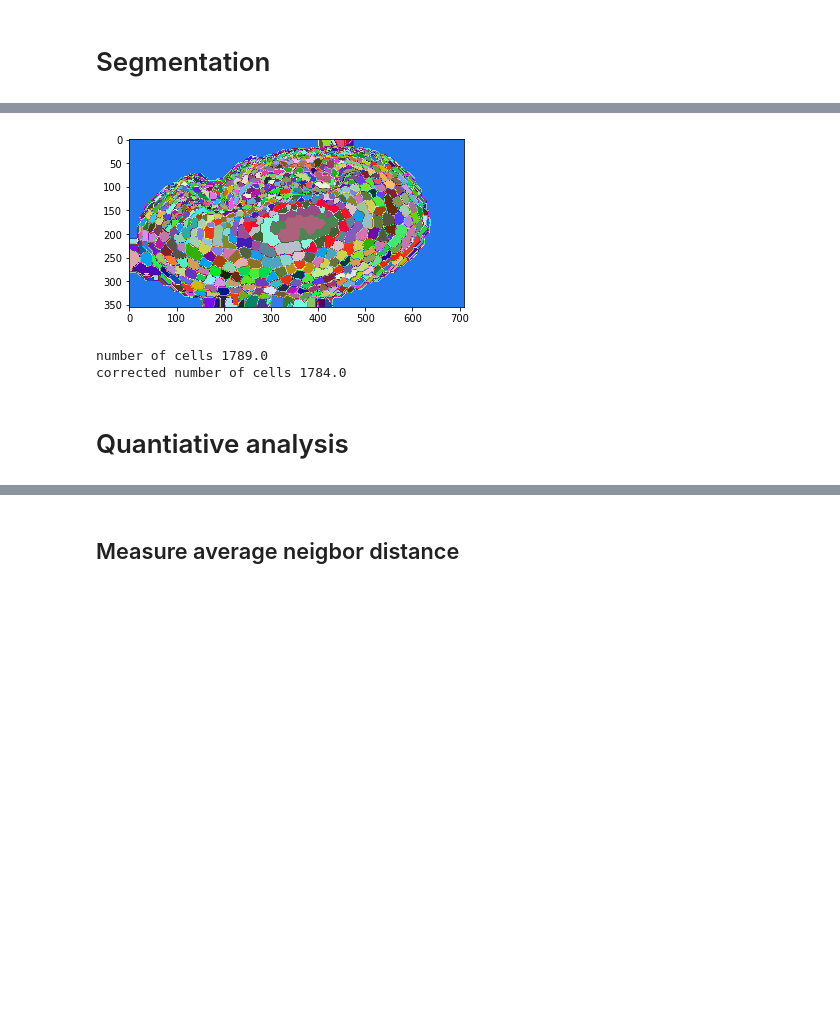
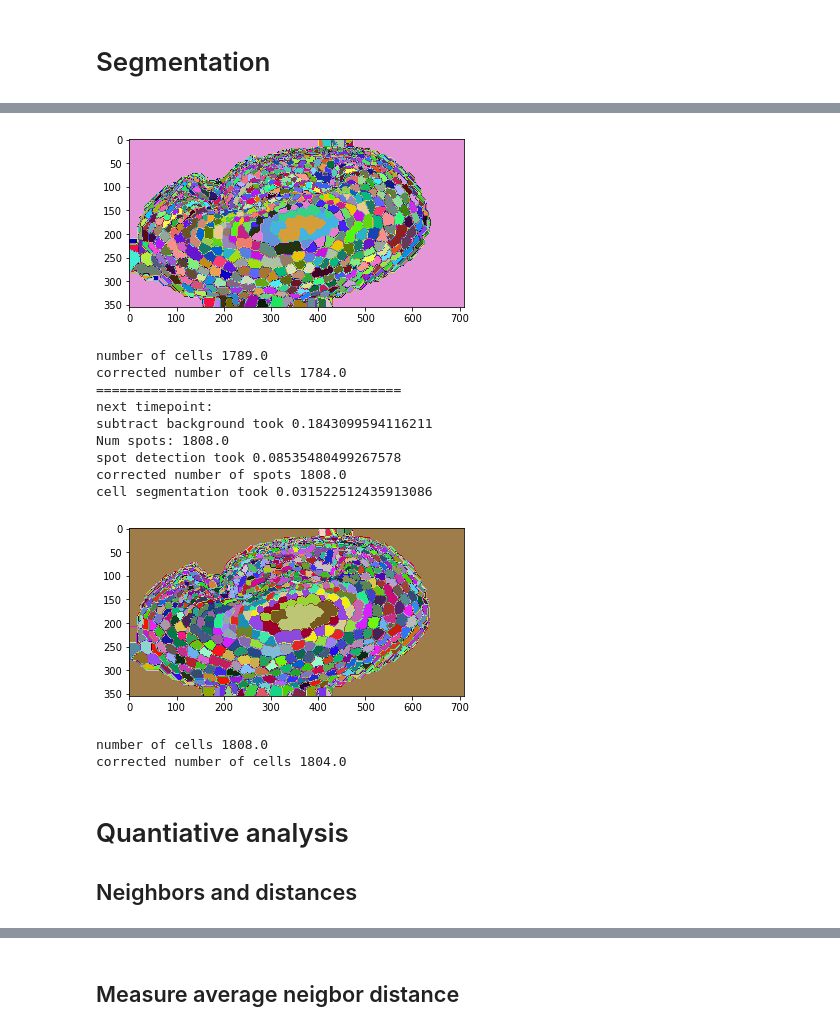
Before and after one commit to haesleinhuepf/beetlesafari, a Jupyter notebook: demo/clustering.ipynb, the cells around one changed output, grey strips where cells are left out. Saved outputs shown, nothing was run; the diff lists cells and outputs as text; code cells hidden in the pictures; blank space fills up the shorter version.

```diff
--- a/demo/clustering.ipynb
+++ b/demo/clustering.ipynb
@@ -34,7 +37,21 @@ show.viewer = napari.Viewer()
 # %%
 # Configure data source
-filename = 'C:/structure/data/2019-12-17-16-54-37-81-Lund_Tribolium_nGFP_TMR/stacks/C0opticsprefused/001200.raw'
+path = 'C:/structure/data/2019-12-17-16-54-37-81-Lund_Tribolium_nGFP_TMR/stacks/C0opticsprefused/'
+filename_1 = path + '001200.raw'
+filename_2 = path + '001201.raw'
 width = 512
 height = 1024
 depth = 71
 voxel_size = [3, 0.6934, 0.6934]
+
+# load and resample
+def load_and_resample(filename, width, height, depth, voxel_size):
+    img_arr = bs.imread_raw(filename, width, height, depth)
+    buffer = cle.push_zyx(img_arr)
+    return cle.resample(buffer, factor_x = voxel_size[2], factor_y = voxel_size[1], factor_z = voxel_size[0])
+
+input_image = load_and_resample(filename_1, width, height, depth, voxel_size)
+other_image = load_and_resample(filename_2, width, height, depth, voxel_size)
+
+show(input_image, title="original", use_napari=True)
+show(other_image, title="next timepoint", use_napari=True)
@@ -56,4 +68,0 @@ show(resampled, title="original", use_napari=True)
-# %%
-background_subtracted = None
-background_subtracted = bs.background_subtraction(resampled, background_subtracted, 2, 7)
-show(background_subtracted, title="background subtracted", use_napari=True)
@@ -63,24 +69,35 @@ subtract background took 0.18918251991271973
 # %%
-spots = cle.create_like(background_subtracted)
-spots = bs.spot_detection(background_subtracted, spots, threshold=10)
+def segmentation(image):
+    background_subtracted = None
+    background_subtracted = bs.background_subtraction(image, background_subtracted, 2, 7)
+    # show(background_subtracted, title="background subtracted", use_napari=True)
 
+    spots = cle.create_like(background_subtracted)
+    spots = bs.spot_detection(background_subtracted, spots, threshold=10)
+    # show(spots, title="spots", use_napari=True)
 
-# temporary workaround; see https://github.com/clEsperanto/pyclesperanto_prototype/issues/63
-new_spots = cle.create_like(spots)
-cle.close_index_gaps_in_label_map(spots, new_spots)
-spots = new_spots
-print("corrected number of spots", cle.maximum_of_all_pixels(spots))
+    # temporary workaround; see https://github.com/clEsperanto/pyclesperanto_prototype/issues/63
+    new_spots = cle.create_like(spots)
+    cle.close_index_gaps_in_label_map(spots, new_spots)
+    spots = new_spots
+    print("corrected number of spots", cle.maximum_of_all_pixels(spots))
 
-cells = cle.create_like(spots)
-cells = bs.cell_segmentation(spots, cells, number_of_dilations=14, number_of_erosions=8)
+    cells = cle.create_like(spots)
+    cells = bs.cell_segmentation(spots, cells, number_of_dilations=14, number_of_erosions=8)
 
-show(cells, title="cells", use_napari=True, labels=True)
+    show(cells, title="cells", use_napari=True, labels=True)
 
-print("number of cells", cle.maximum_of_all_pixels(cells))
+    print("number of cells", cle.maximum_of_all_pixels(cells))
 
-# temporary workaround; see https://github.com/clEsperanto/pyclesperanto_prototype/issues/63
-new_cells = cle.create_like(cells)
-cle.close_index_gaps_in_label_map(cells, new_cells)
-cells = new_cells
-print("corrected number of cells", cle.maximum_of_all_pixels(cells))
+    # temporary workaround; see https://github.com/clEsperanto/pyclesperanto_prototype/issues/63
+    new_cells = cle.create_like(cells)
+    cle.close_index_gaps_in_label_map(cells, new_cells)
+    cells = new_cells
+    print("corrected number of cells", cle.maximum_of_all_pixels(cells))
+
+    return cells
+
+cells = segmentation(input_image)
+print("=======================================\nnext timepoint:")
+other_cells = segmentation(other_image)
 # %% [output]
@@ -91,6 +109,17 @@ cell segmentation took 0.21929383277893066
-[figure, old version]
+[figure, new version]
 number of cells 1789.0
 corrected number of cells 1784.0
+=======================================
+next timepoint:
+subtract background took 0.1843099594116211
+Num spots: 1808.0
+spot detection took 0.08535480499267578
+corrected number of spots 1808.0
+cell segmentation took 0.031522512435913086
+[figure, added]
+number of cells 1808.0
+corrected number of cells 1804.0
 # %% [markdown]
 # Quantiative analysis
+## Neighbors and distances
 # %%
```
Also changed, not shown: parts of 33 cells of this notebook.
